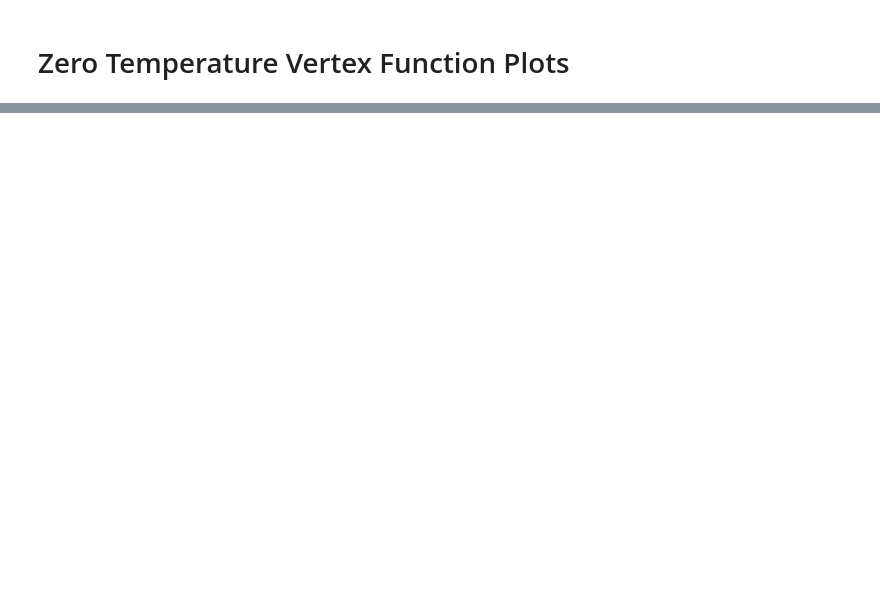
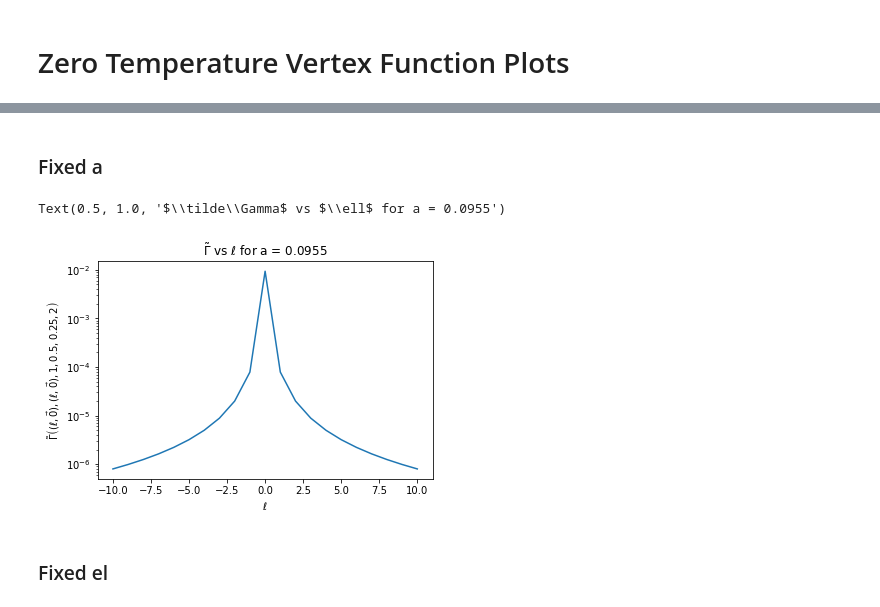
Before and after one commit to harnettd/phiCubed_31_FT, a Jupyter notebook: zero_temp_plots.ipynb, the cells around one changed output, grey strips where cells are left out. Drawn from its saved outputs; the diff is of its cells as text; code cells hidden in the pictures; blank space fills up the shorter version.

```diff
--- a/zero_temp_plots.ipynb
+++ b/zero_temp_plots.ipynb
@@ -76,0 +107,28 @@ ax.legend(loc='upper left')
+# %% [markdown]
+### Fixed a
+# %%
+beta = 0.3
+a = beta * M / (2 * np.pi)
+# %%
+el_grid = np.arange(-10, 11)
+qt_eucl_grid = el_grid / a
+q_eucl_grid = [[qt_eucl, 0, 0, 0] for qt_eucl in qt_eucl_grid]
+q_mink_grid = [to_minkowski(q_eucl) for q_eucl in q_eucl_grid]
+# %%
+dimensionless_corr_results = [zt.dimensionless_correlator_use_psd(q_mink, q_mink, xis, M) for q_mink in q_mink_grid]
+dimensionless_corr_vals = [result[0] for result in dimensionless_corr_results]
+dimensionless_corr_uncertainties = [result[1] for result in dimensionless_corr_results]
+# %%
+dimensionless_vertex_vals_re = np.array([sp.re(finite_part(corr_to_vert(dimensionless_corr_val))) for dimensionless_corr_val in dimensionless_corr_vals])
+# %%
+fig, ax = plt.subplots()
+ax.plot(el_grid, dimensionless_vertex_vals_re)
+ax.set_xlabel(r'$\ell$')
+ax.set_ylabel(r'$\tilde\Gamma\left((\ell, \vec 0), (\ell, \vec 0), {}, {}, {}, {}\right)$'.format(*xis, M))
+ax.set_yscale('log')
+ax.set_title(r'$\tilde\Gamma$ vs $\ell$ for a = {:6.4f}'.format(a))
+# %% [output]
+Text(0.5, 1.0, '$\\tilde\\Gamma$ vs $\\ell$ for a = 0.0955')
+[figure, added]
+# %% [markdown]
+### Fixed el
```
Also changed, not shown: parts of 31 cells of this notebook.
